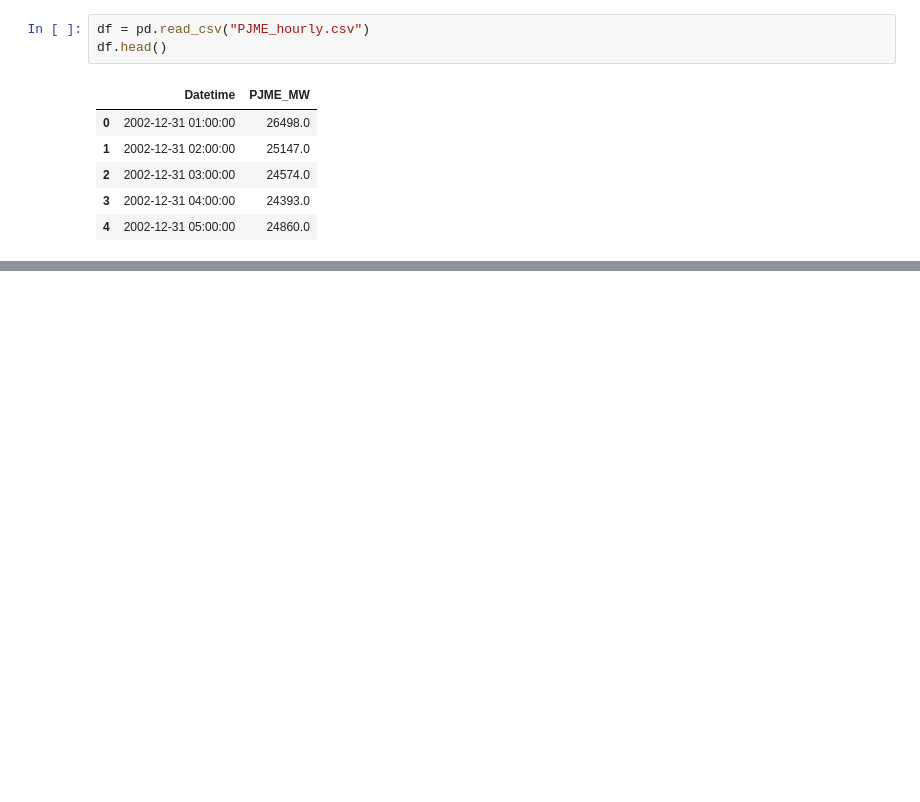
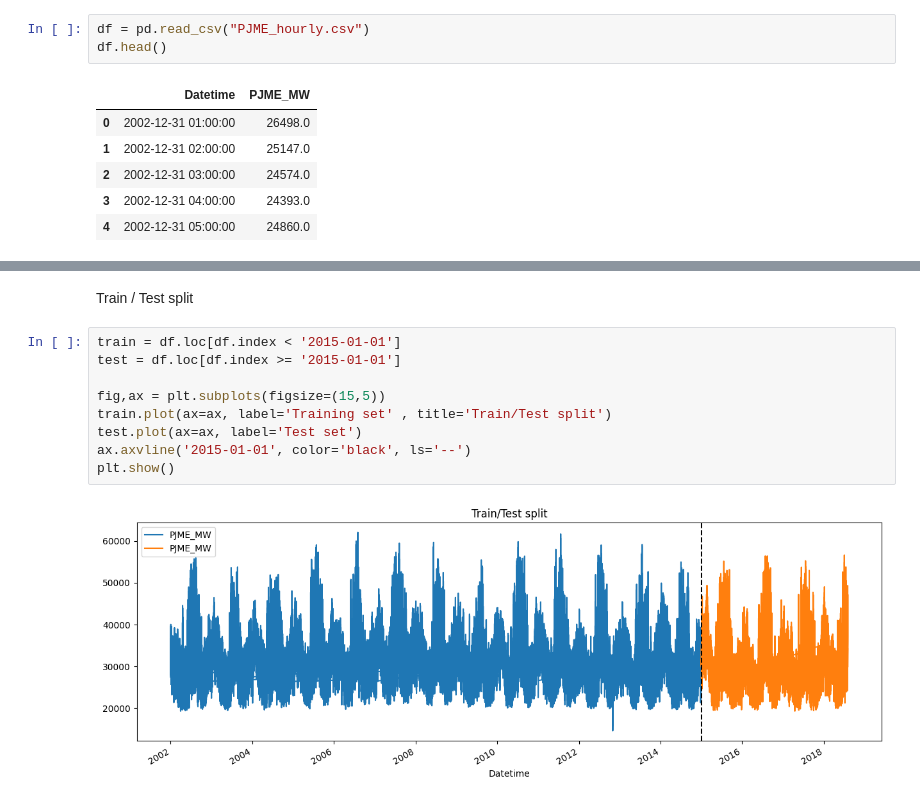
Before and after one commit to AnujanN/Time-Series-Forecasting-with-XGBoost-to-predict-energy-consumption, a Jupyter notebook: predict.ipynb, the cells around one changed output, grey strips where cells are left out. Cells and saved outputs as stored; diff of their text form; blank space fills up the shorter version.

```diff
--- a/predict.ipynb
+++ b/predict.ipynb
@@ -19,0 +43,13 @@ df.set_index("Datetime", inplace=True)
+# %% [markdown]
+Train / Test split
+# %%
+train = df.loc[df.index < '2015-01-01']
+test = df.loc[df.index >= '2015-01-01']
+
+fig,ax = plt.subplots(figsize=(15,5))
+train.plot(ax=ax, label='Training set' , title='Train/Test split')
+test.plot(ax=ax, label='Test set')
+ax.axvline('2015-01-01', color='black', ls='--')
+plt.show()
+# %% [output]
+[figure, added]
```
Also changed, not shown: parts of 5 cells of this notebook.
